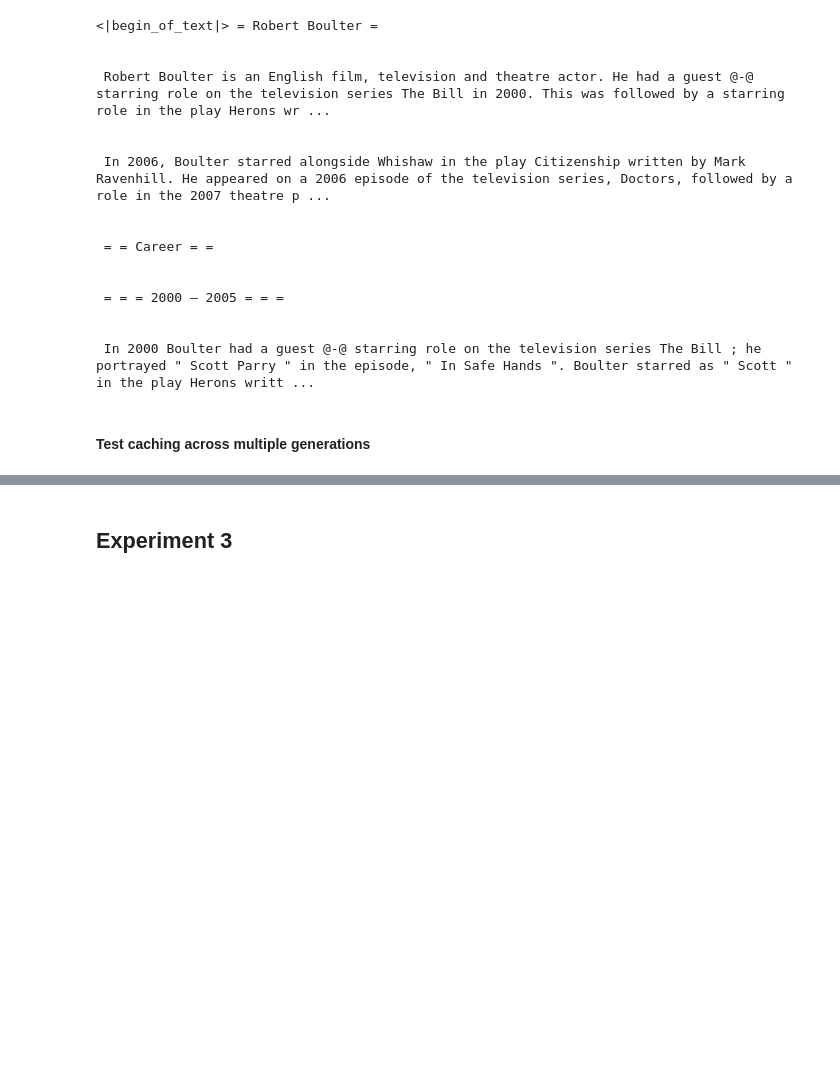
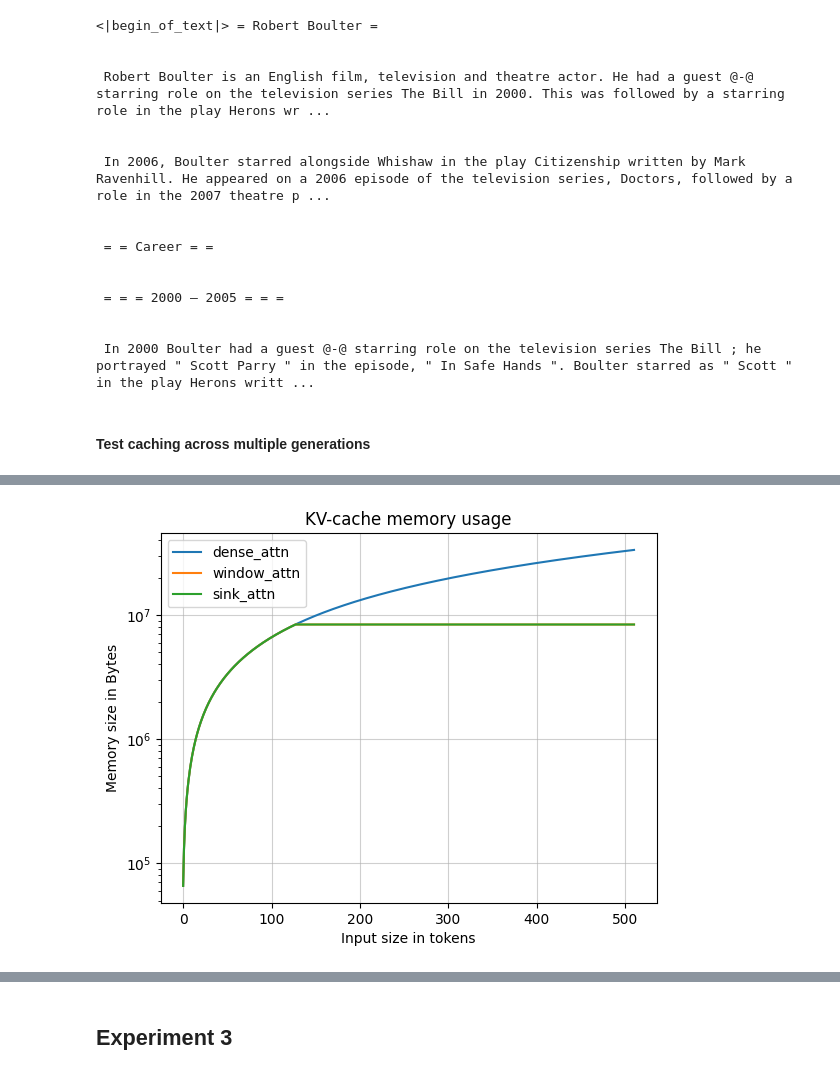
Before and after one commit to TheRootOf3/understanding-attention-sinks, a Jupyter notebook: main.ipynb, the cells around one changed output, grey strips where cells are left out. Saved outputs shown, nothing was run; the diff lists cells and outputs as text; code cells hidden in the pictures; blank space fills up the shorter version.

```diff
--- a/main.ipynb
+++ b/main.ipynb
@@ -516,0 +875,4 @@ for idx in tqdm(range(1024)):
+# %%
+show_memory_usage(results_1a)
+# %% [output]
+[figure, added]
```
Also changed, not shown: parts of 33 cells of this notebook.
